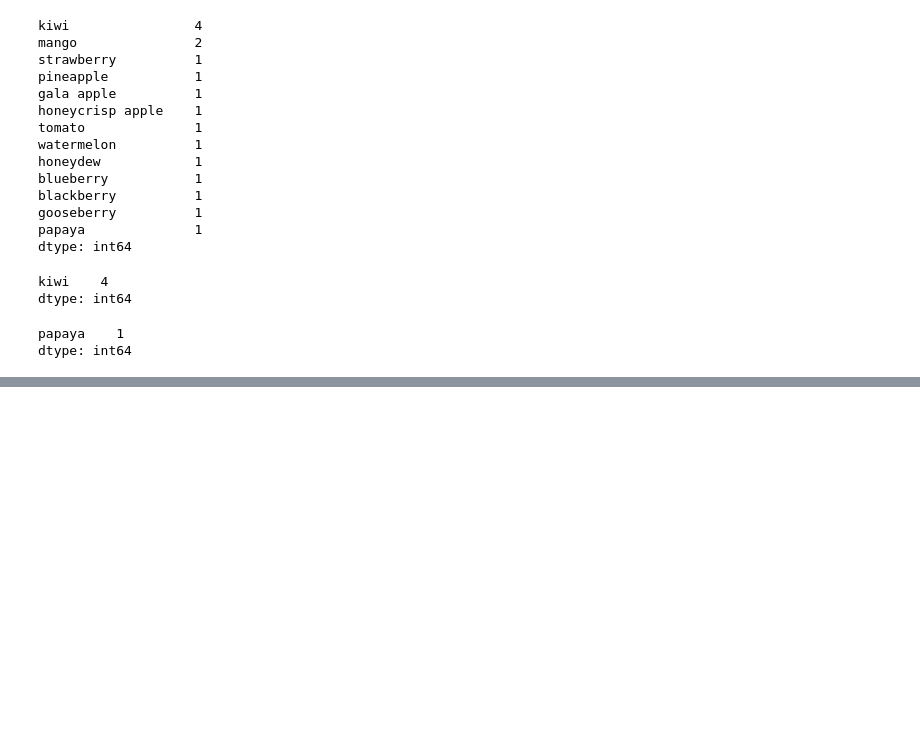
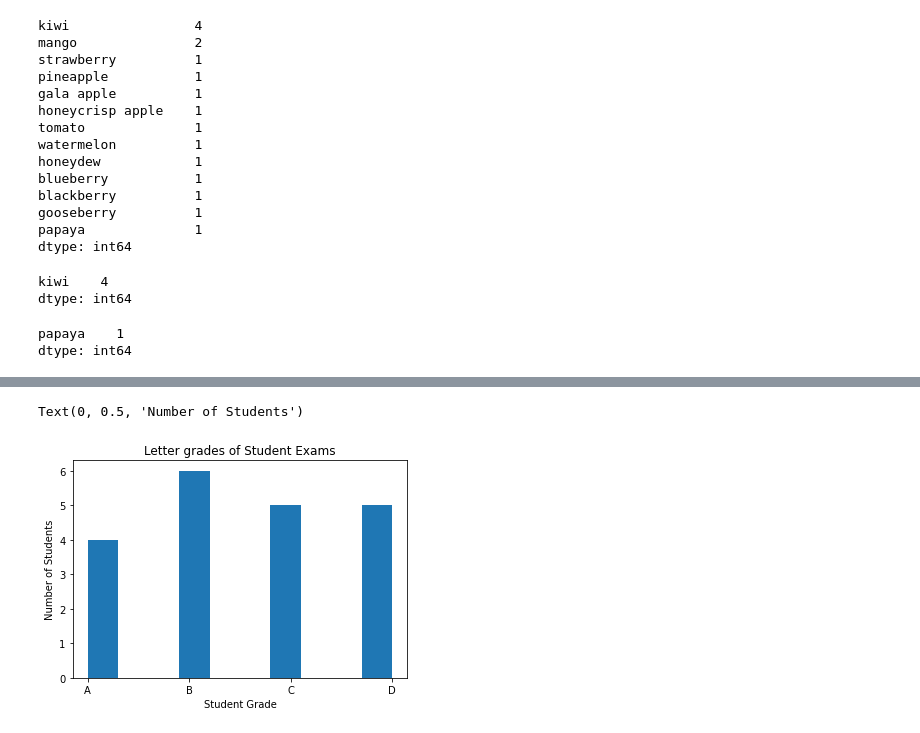
Before and after one commit to DanChurchill/numpy-pandas-visualization-exercises, a Jupyter notebook: pandas_series.ipynb, the cells around one changed output, grey strips where cells are left out. Saved outputs shown, nothing was run; the diff lists cells and outputs as text; code cells hidden in the pictures; blank space fills up the shorter version.

```diff
--- a/pandas_series.ipynb
+++ b/pandas_series.ipynb
@@ -104,0 +490,19 @@ dtype: int64
+# %%
+# Use a method to convert each of the numeric values in the curved_grades Series into a
+# categorical value of letter grades. For example, 86 should be a 'B' and 95 should be an 'A'.
+# Save this as a Series named letter_grades.
+
+def get_letter_grade(score):
+    if score >= 90:
+        return 'A'
+    elif score >= 80:
+        return 'B'
+    elif score >= 70:
+        return 'C'
+    elif score >= 60:
+        return 'D'
+    else:
+        return 'F'
+
+letter_grades = exam_scores.apply(get_letter_grade)
+letter_grades
@@ -104,0 +527,10 @@ dtype: int64
+# %%
+# Plot your new categorical letter_grades Series in a meaninful way and include a title and axis labels.
+
+plt.hist(sorted(letter_grades))
+plt.title('Letter grades of Student Exams')
+plt.xlabel('Student Grade')
+plt.ylabel('Number of Students')
+# %% [output]
+Text(0, 0.5, 'Number of Students')
+[figure, added]
```
Also changed, not shown: parts of 44 cells of this notebook.
